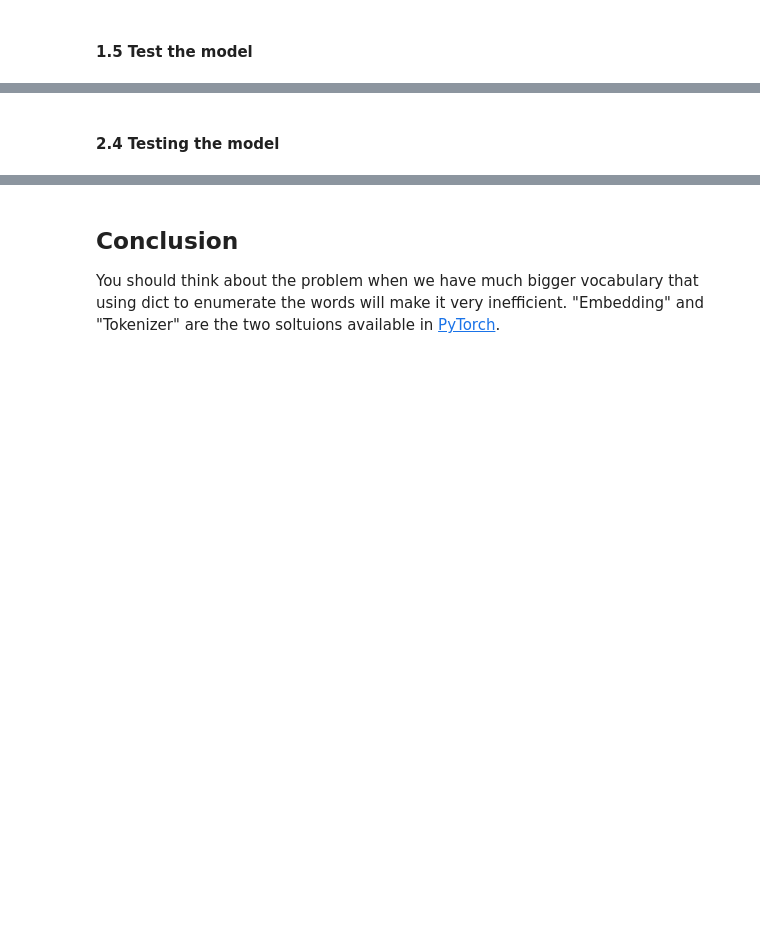
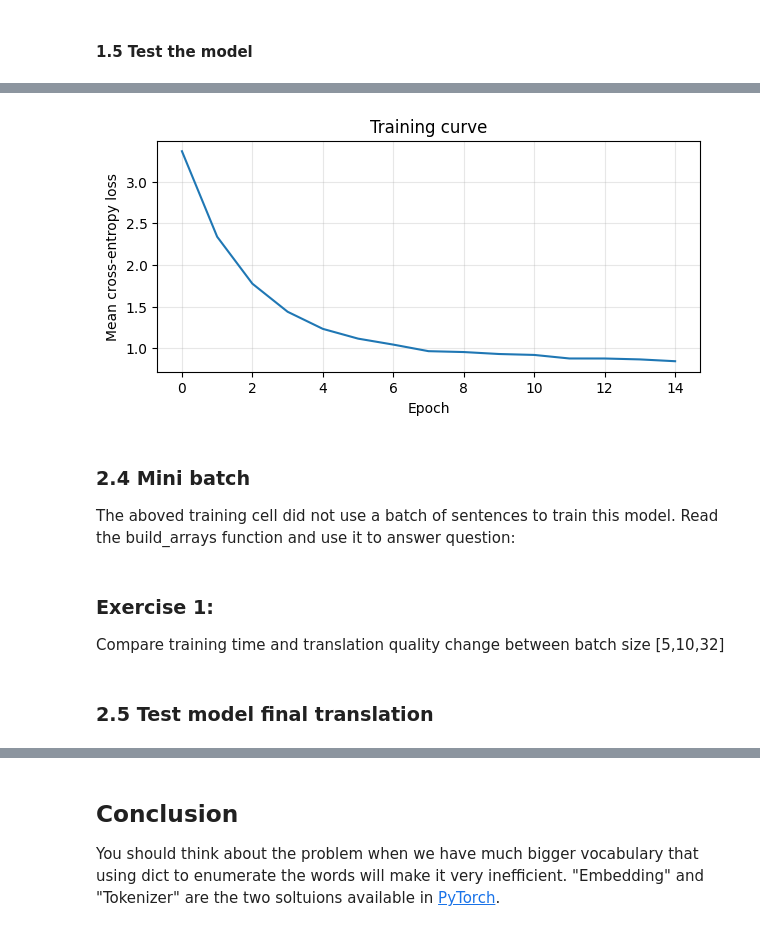
Before and after one commit to HsiuWen/MinesParisTech-ES-course, a Jupyter notebook: TPs/Lab_RNN_LSTM.ipynb, the cells around one changed output, grey strips where cells are left out. Saved outputs shown, nothing was run; the diff lists cells and outputs as text; code cells hidden in the pictures; blank space fills up the shorter version.

```diff
--- a/TPs/Lab_RNN_LSTM.ipynb
+++ b/TPs/Lab_RNN_LSTM.ipynb
@@ -139,0 +145,7 @@ for epoch in range(5000):
+# %%
+# Hyperparameters
+learning_rate = 0.001
+batch_size = len(sentences)
+n_step = 2
+n_hidden = 5
+training_epochs = 5000
@@ -232,0 +377,28 @@ for epoch in range(1000):
+# %%
+criterion = nn.CrossEntropyLoss()
+optimizer = torch.optim.Adam(list(encoder.parameters()) + list(decoder.parameters()), lr=0.01)
+
+def train_step(english, french):
+    encoder.train(); decoder.train()
+    source = numericalize(english, src_stoi)
+    target = numericalize(french, tgt_stoi, add_sos=True)
+    optimizer.zero_grad()
+    hidden = encoder(source)
+    loss = 0
+    decoder_input = target[0:1]  # <sos>
+    for step in range(1, len(target)):
+        logits, hidden = decoder(decoder_input, hidden)
+        loss = loss + criterion(logits, target[step])
+        decoder_input = target[step:step + 1]  # teacher forcing
+    loss.backward()
+    torch.nn.utils.clip_grad_norm_(list(encoder.parameters()) + list(decoder.parameters()), 1.0)
+    optimizer.step()
+    return loss.item() / (len(target) - 1)
+
+losses = []
+for epoch in range(1, 16):
+    random.shuffle(train_pairs)
+    epoch_loss = sum(train_step(en, fr) for en, fr in train_pairs) / len(train_pairs)
+    losses.append(epoch_loss)
+    if epoch % 3 == 0:
+        print(f'Epoch {epoch:3d} | mean token loss = {epoch_loss:.4f}')
@@ -232,0 +411,14 @@ for epoch in range(1000):
+# %%
+plt.figure(figsize=(7, 3))
+plt.plot(losses)
+plt.xlabel('Epoch')
+plt.ylabel('Mean cross-entropy loss')
+plt.title('Training curve')
+plt.grid(alpha=0.3)
+plt.show()
+# %% [output]
+[figure, added]
+# %% [markdown]
+### 2.4 Mini batch
+
+The aboved training cell did not use a batch of sentences to train this model. Read the build_arrays function and use it to answer question:
@@ -233,2 +501,6 @@ for epoch in range(1000):
+# %% [markdown]
+### Exercise 1:
+
+Compare training time and translation quality change between batch size [5,10,32]
 # %% [markdown]
-#### 2.4 Testing the model
+### 2.5 Test model final translation
```
Also changed, not shown: parts of 58 cells of this notebook.
